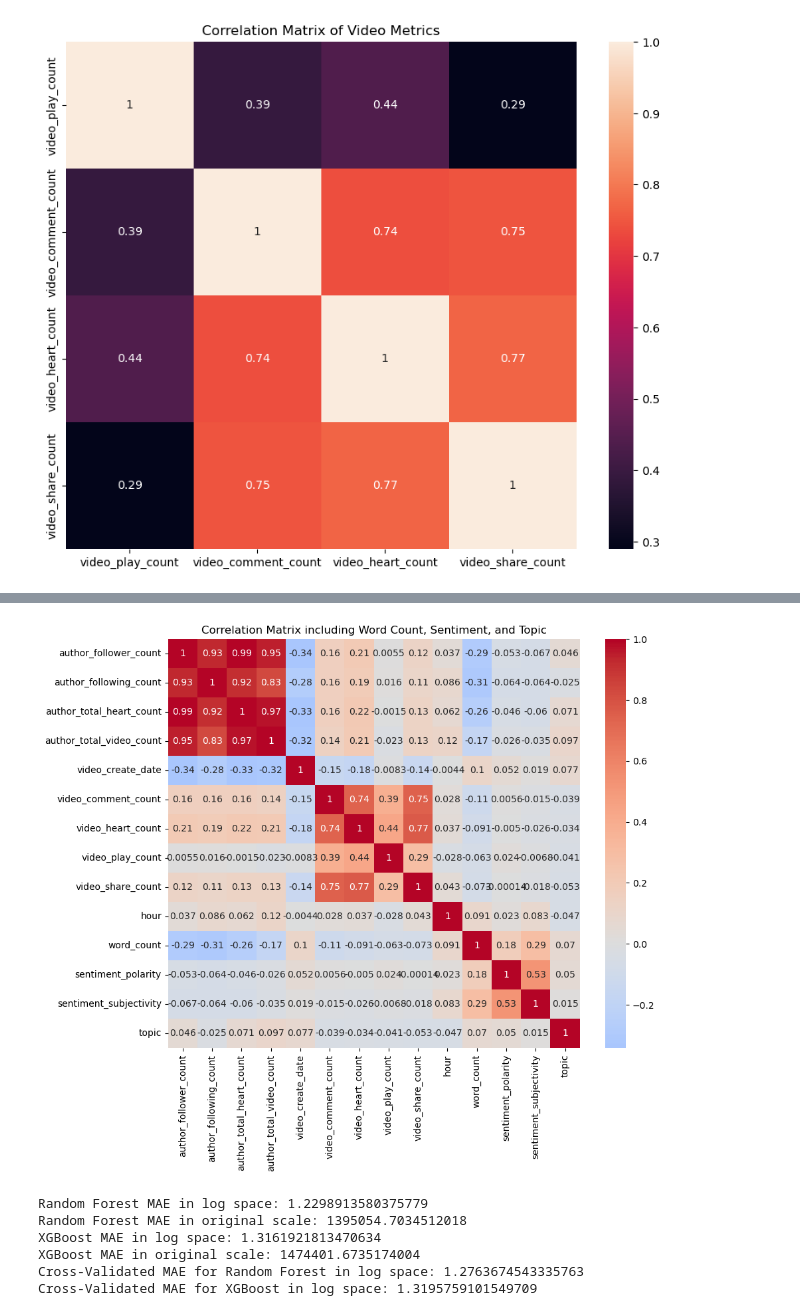
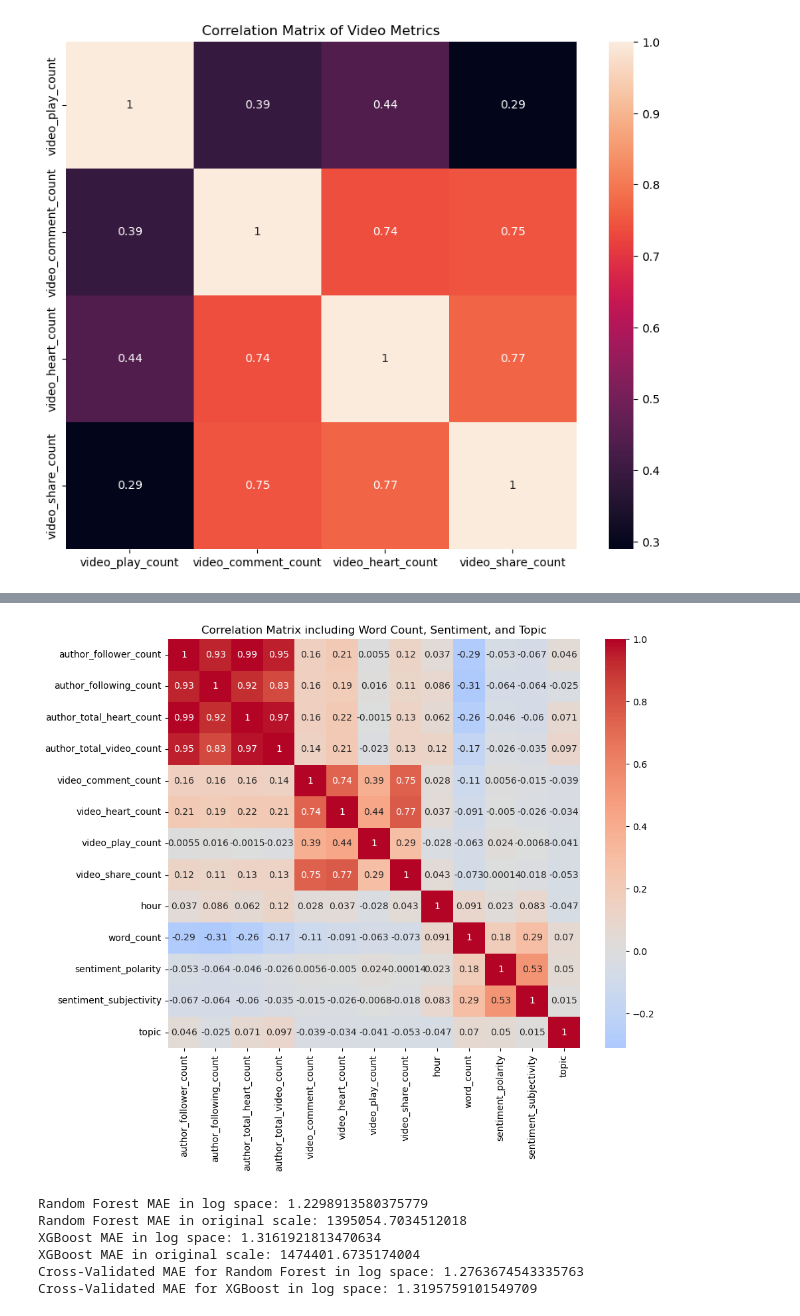
Before and after one commit to JamesHutchins2/DS_Project_Fall_2024, a Jupyter notebook: EDA_TikTok.ipynb, the cells around one changed output, grey strips where cells are left out. Saved outputs shown, nothing was run; the diff lists cells and outputs as text; code cells hidden in the pictures.

```diff
--- a/EDA_TikTok.ipynb
+++ b/EDA_TikTok.ipynb
@@ -143,6 +143,27 @@ For example, when doing 'df[col].method(value, inplace=True)', try using 'df.met
 from sklearn.feature_extraction.text import CountVectorizer
 from textblob import TextBlob
 from sklearn.decomposition import LatentDirichletAllocation
+from nltk.corpus import stopwords
+from nltk.stem import WordNetLemmatizer
+import nltk
+
+from nltk.corpus import stopwords
+from nltk.stem import WordNetLemmatizer
+import nltk
+
+# preprocess
+nltk.download('wordnet')
+nltk.download('stopwords')
+lemmatizer = WordNetLemmatizer()
+stop_words = set(stopwords.words('english'))
+
+def preprocess_text(text):
+    text = str(text).lower()
+    words = text.split()
+    words = [lemmatizer.lemmatize(word) for word in words if word not in stop_words]
+    return ' '.join(words)
+
+df['processed_description'] = df['video_description'].apply(preprocess_text)
 
 # Text sentiment analysis
 df['sentiment_polarity'] = df['video_description'].apply(lambda x: TextBlob(str(x)).sentiment.polarity)
@@ -151,5 +172,8 @@ df['sentiment_subjectivity'] = df['video_description'].apply(lambda x: TextBlob(
 # Topic modeling using LDA
 vectorizer = CountVectorizer(max_df=0.9, min_df=2, stop_words='english')
 text_matrix = vectorizer.fit_transform(df['video_description'])
+
+
 lda = LatentDirichletAllocation(n_components=5, random_state=42)
-df['topic'] = lda.fit_transform(text_matrix).argmax(axis=1)
+topic_matrix = lda.fit_transform(text_matrix)
+df['topic'] = topic_matrix.argmax(axis=1)
@@ -156,22 +187,22 @@ df['topic'] = lda.fit_transform(text_matrix).argmax(axis=1)
 # %%
 columns_not_in_corr = ['author_id', 'video_id', 'video_description','video_definition',	'video_format']
 
 
-df_for_corr = df.drop(columns=columns_not_in_corr)
+df_for_corr = df.drop(columns=columns_not_in_corr).select_dtypes(include=['number'])
 
 # correlation matrix
 corr = df_for_corr.corr()
 
 # plot the heatmap
 import seaborn as sns
 import matplotlib.pyplot as plt
 
 plt.figure(figsize=(10, 8))
 sns.heatmap(corr, annot=True, cmap='coolwarm', center=0)
 plt.title('Correlation Matrix including Word Count, Sentiment, and Topic')
 plt.show()
 # %% [output]
-[figure, old version]
+[figure, new version]
 # %%
 from sklearn.model_selection import train_test_split, cross_val_score
 from sklearn.ensemble import RandomForestRegressor
```
Also changed, not shown: parts of 1 cell of this notebook, 1 other file.
